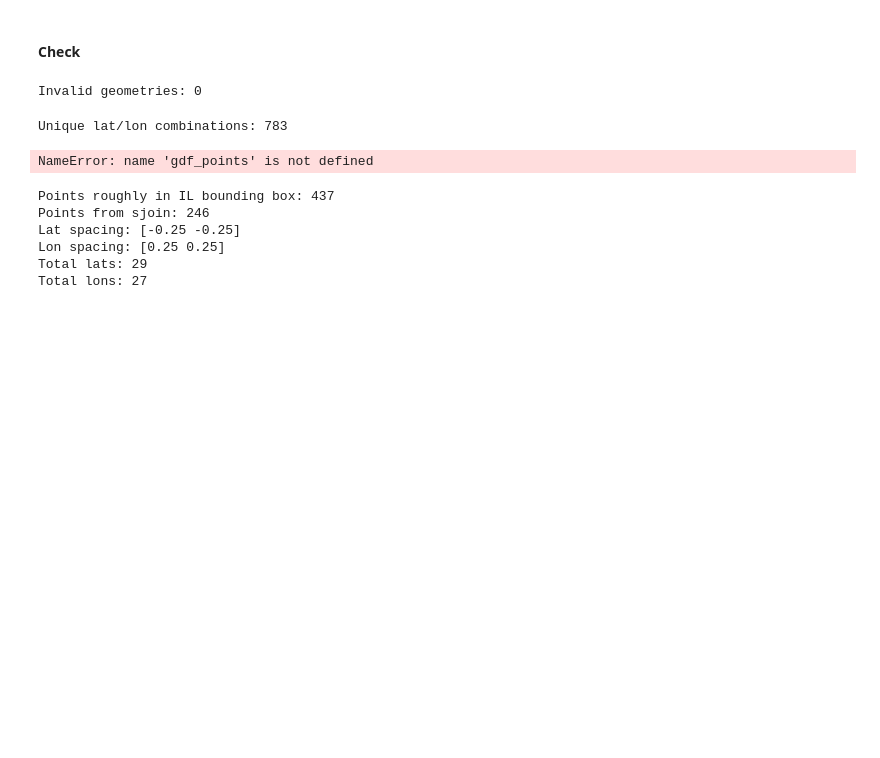
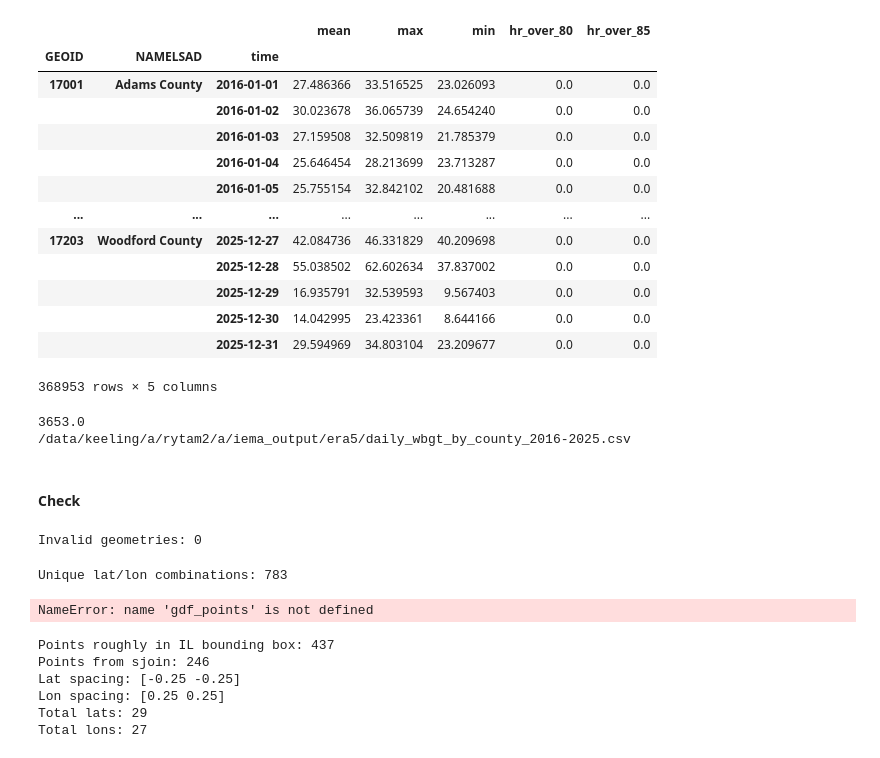
Before and after one commit to rytam2/climstat, a Jupyter notebook: local/done/to_county_zc.ipynb, the cells around one changed output. Drawn from its saved outputs; the diff is of its cells as text; code cells hidden in the pictures; blank space fills up the shorter version.

```diff
--- a/local/done/to_county_zc.ipynb
+++ b/local/done/to_county_zc.ipynb
@@ -77,0 +114,26 @@ result.sort_values('NAMELSAD').to_csv(save_path+fname+'.csv', index=False)#['GEO
+# %%
+county_mean = result.groupby(['GEOID','NAMELSAD','time'])[[ 'mean', 'max', 'min', 'hr_over_80', 'hr_over_85',]].mean() #EDIT Col names and 'time'/'year'
+county_mean
+# %% [output]
+|  |  |  | mean | max | min | hr_over_80 | hr_over_85 |
+| GEOID | NAMELSAD | time |  |  |  |  |  |
+| 17001 | Adams County | 2016-01-01 | 27.486366 | 33.516525 | 23.026093 | 0.0 | 0.0 |
+|  |  | 2016-01-02 | 30.023678 | 36.065739 | 24.654240 | 0.0 | 0.0 |
+|  |  | 2016-01-03 | 27.159508 | 32.509819 | 21.785379 | 0.0 | 0.0 |
+|  |  | 2016-01-04 | 25.646454 | 28.213699 | 23.713287 | 0.0 | 0.0 |
+|  |  | 2016-01-05 | 25.755154 | 32.842102 | 20.481688 | 0.0 | 0.0 |
+| ... | ... | ... | ... | ... | ... | ... | ... |
+| 17203 | Woodford County | 2025-12-27 | 42.084736 | 46.331829 | 40.209698 | 0.0 | 0.0 |
+|  |  | 2025-12-28 | 55.038502 | 62.602634 | 37.837002 | 0.0 | 0.0 |
+|  |  | 2025-12-29 | 16.935791 | 32.539593 | 9.567403 | 0.0 | 0.0 |
+|  |  | 2025-12-30 | 14.042995 | 23.423361 | 8.644166 | 0.0 | 0.0 |
+|  |  | 2025-12-31 | 29.594969 | 34.803104 | 23.209677 | 0.0 | 0.0 |
+368953 rows × 5 columns
+# %%
+row = 368953  #EDIT
+counties = 101 #or 102
+print(row  / counties) #check data temporal freq (120 for monthly; 3653 for days; 10 for yearly' 1 for summary)
+print(save_path+fname+'.csv')
+# %% [output]
+3653.0
+/data/keeling/a/rytam2/a/iema_output/era5/daily_wbgt_by_county_2016-2025.csv
```
Also changed, not shown: parts of 7 cells of this notebook.
